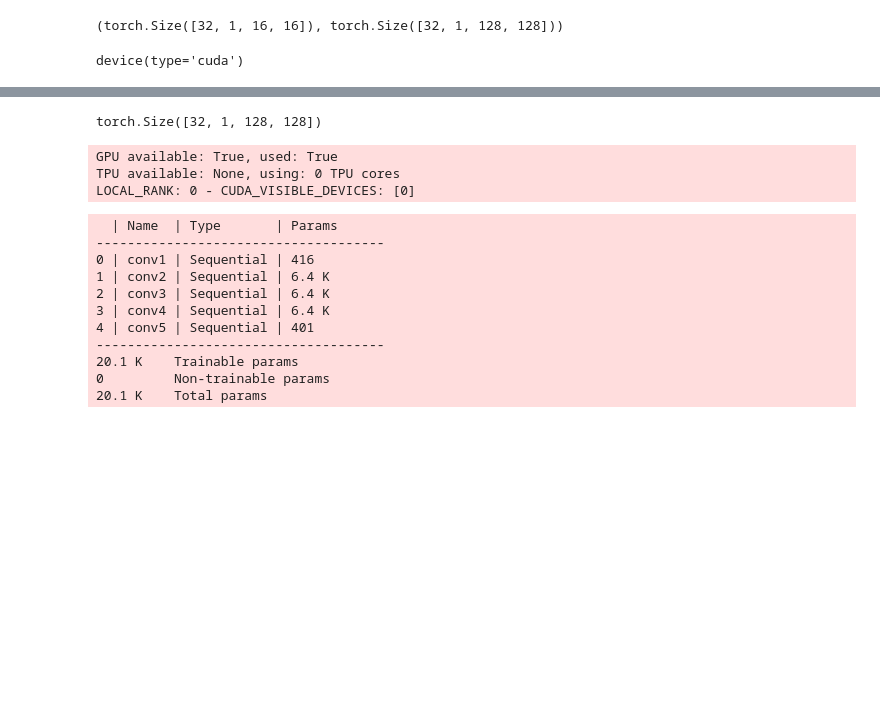
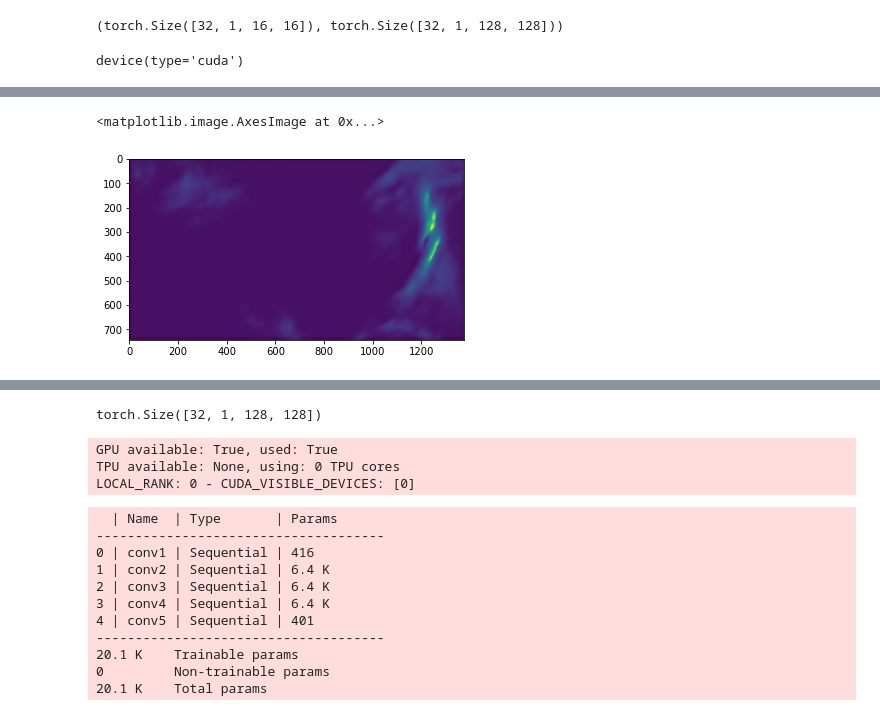
Before and after one commit to raspstephan/nwp-downscale, a Jupyter notebook: notebooks/05-First_CNN.ipynb, the cells around one changed output, grey strips where cells are left out. Saved outputs shown, nothing was run; the diff lists cells and outputs as text; code cells hidden in the pictures; blank space fills up the shorter version.

```diff
--- a/notebooks/05-First_CNN.ipynb
+++ b/notebooks/05-First_CNN.ipynb
@@ -294,0 +216,2 @@ array([[[[0.00000000e+00, 0.00000000e+00, 0.00000000e+00, ...,
+# %%
+pred = model(torch.FloatTensor(X[None]).to(device)).to('cpu').detach().numpy()[0, 0]
@@ -294,0 +227,5 @@ array([[[[0.00000000e+00, 0.00000000e+00, 0.00000000e+00, ...,
+# %%
+plt.imshow(pred)
+# %% [output]
+<matplotlib.image.AxesImage at 0x...>
+[figure, added]
```
Also changed, not shown: parts of 21 cells of this notebook, 2 other files.
